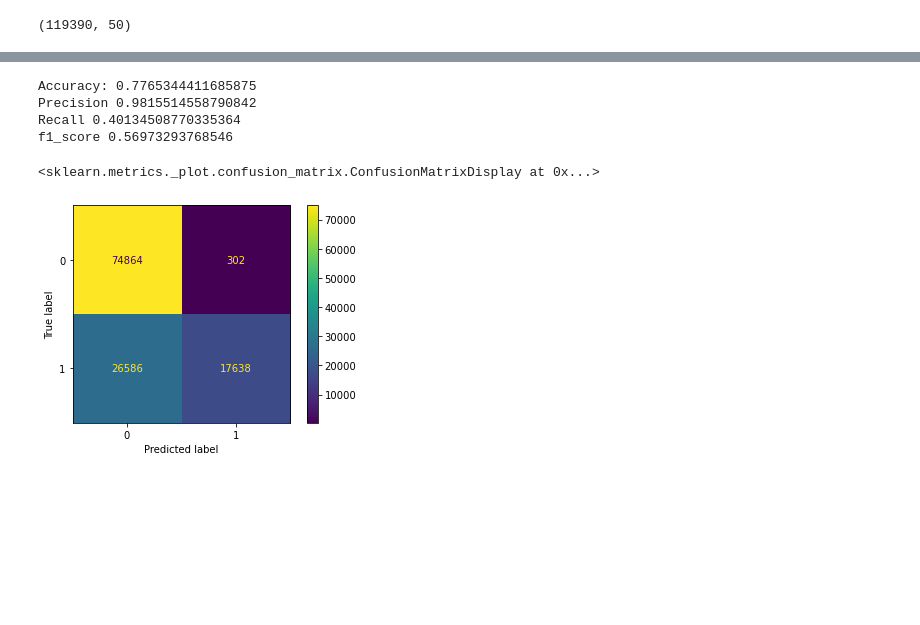
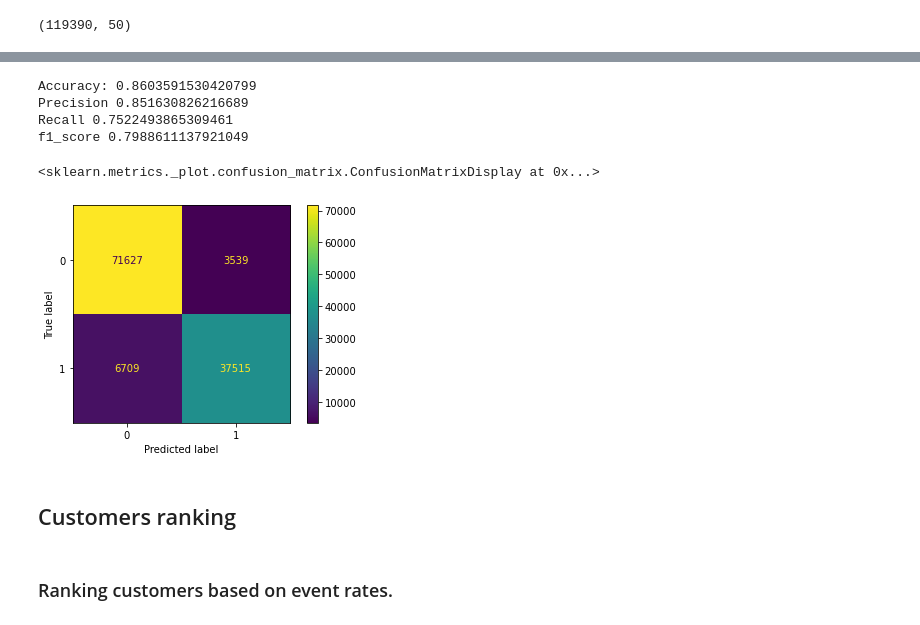
Before and after one commit to VishalWadagavi/Classification_Projects, a Jupyter notebook: Hotel_Demand_Prediction.ipynb, the cells around one changed output, grey strips where cells are left out. Cells and saved outputs as stored; diff of their text form; code cells hidden in the pictures; blank space fills up the shorter version.

```diff
--- a/Hotel_Demand_Prediction.ipynb
+++ b/Hotel_Demand_Prediction.ipynb
@@ -327,9 +359,3 @@ for i,var in enumerate(X_num_bin.columns[:-1],1):
     sns.barplot(x=var,y=X_num_bin['is_canceled'],data=X_num_bin)
 # %% [output]
 [figure]
-# %%
-X_num['booking_changes_ind']=np.where(X_num['booking_changes']>0,1,0)
-X_num['previous_bookings_not_canceled_ind']=np.where(X_num['previous_bookings_not_canceled']>0,1,0)
-X_num['booking_changes_ind']=np.where(X_num['booking_changes']>0,1,0)
-X_num=X_num.drop(['arrival_date_week_number','arrival_date_day_of_month','previous_bookings_not_canceled','days_in_waiting_list'],axis=1)
-X_num.head()
@@ -523,0 +579,4 @@ f1_score 0.7589632012108599
+# %%
+from sklearn.ensemble import RandomForestClassifier
+RF_clf=RandomForestClassifier(criterion='entropy', max_depth=100, min_samples_leaf=10)
+RF_clf.fit(X_train,y_train)
@@ -523,0 +639,11 @@ f1_score 0.7589632012108599
+# %%
+'''from sklearn.ensemble import GradientBoostingClassifier
+from sklearn.model_selection import GridSearchCV
+params={'n_estimators':[25,50,100],
+        'learning_rate':[0.1,0.3,0.5]
+       }
+grid_GBM=GridSearchCV(GradientBoostingClassifier(),params,scoring='recall',cv=5,n_jobs=-1,verbose=1)
+grid_GBM.fit(X_train,y_train)
+print(grid_GBM.best_score_)
+print(grid_GBM.best_estimator_)
+GBM_clf=grid_GBM.best_estimator_'''
@@ -524,7 +654,8 @@ f1_score 0.7589632012108599
 # %%
-rf=RandomForestClassifier(criterion='gini',random_state=0,max_depth=9,min_samples_split=140)
-rf.fit(X_train,y_train)
-results(rf,X_train,y_train,X_test,y_test)
+GBM_clf=GradientBoostingClassifier(n_estimators=50,criterion='mse', max_depth=20, min_samples_leaf=10,
+                                  learning_rate=0.1)
+GBM_clf.fit(X_train,y_train)
+results(GBM_clf,X_train,y_train,X_test,y_test)
 # %% [output]
 ========================================================================
 Train data result summary
@@ -559,15 +692,17 @@ Classification report :
 # %%
 from sklearn import metrics
-y_pred=rf.predict(X_test)
+y_pred=GBM_clf.predict(X_test)
 print("Accuracy:",metrics.accuracy_score(y_test, y_pred))
 print("Precision",metrics.precision_score(y_test,y_pred))
 print("Recall",metrics.recall_score(y_test,y_pred))
 print("f1_score",metrics.f1_score(y_test,y_pred))
-metrics.plot_confusion_matrix(rf,X,y)
+metrics.plot_confusion_matrix(GBM_clf,X,y)
 # %% [output]
-Accuracy: 0.7765344411685875
-Precision 0.9815514558790842
-Recall 0.40134508770335364
-f1_score 0.56973293768546
+Accuracy: 0.8603591530420799
+Precision 0.851630826216689
+Recall 0.7522493865309461
+f1_score 0.7988611137921049
 <sklearn.metrics._plot.confusion_matrix.ConfusionMatrixDisplay at 0x...>
-[figure, old version]
+[figure, new version]
+# %% [markdown]
+## Customers ranking
@@ -573,0 +728,2 @@ f1_score 0.56973293768546
+# %% [markdown]
+### Ranking customers based on event rates.
```
Also changed, not shown: parts of 66 cells of this notebook.
